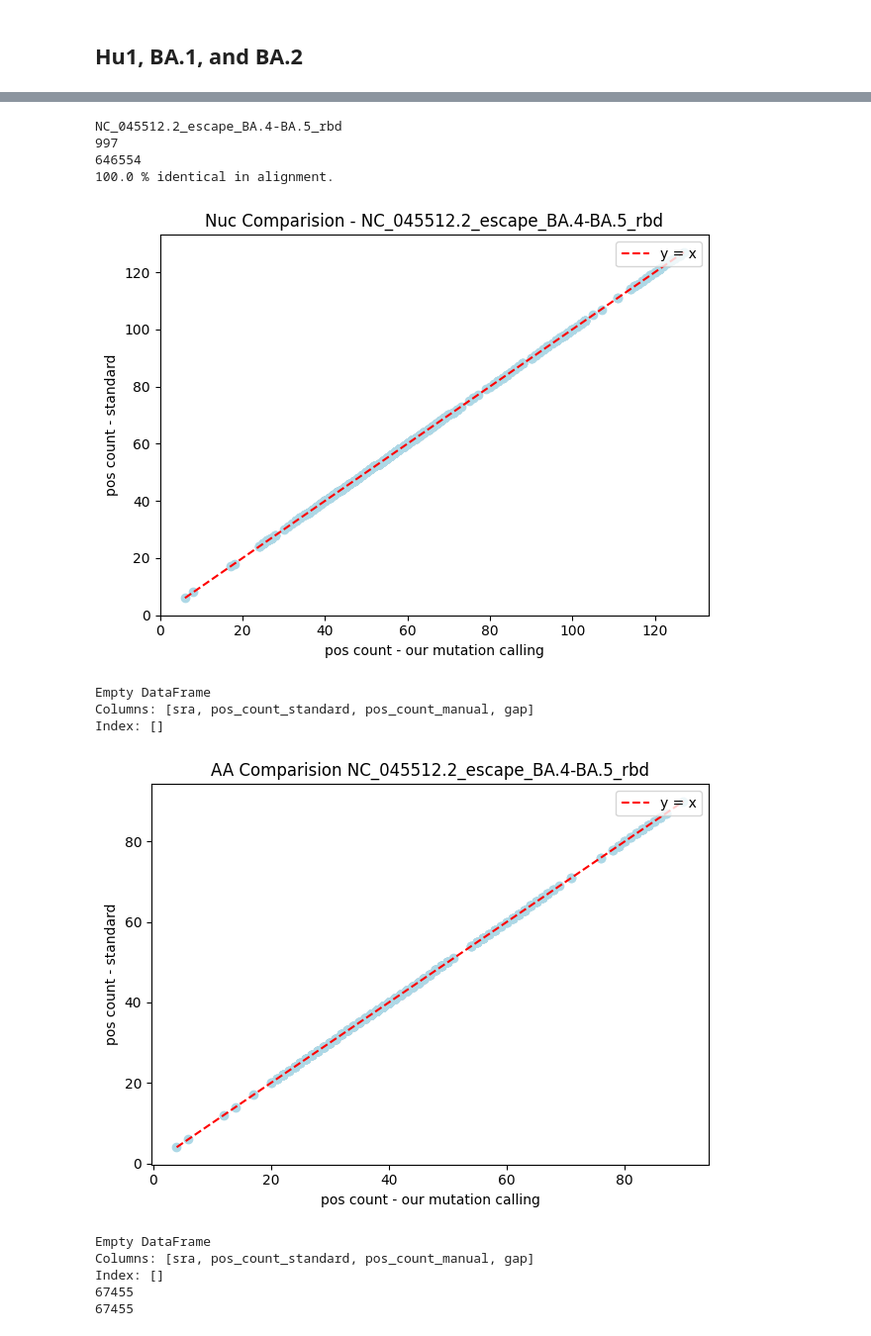
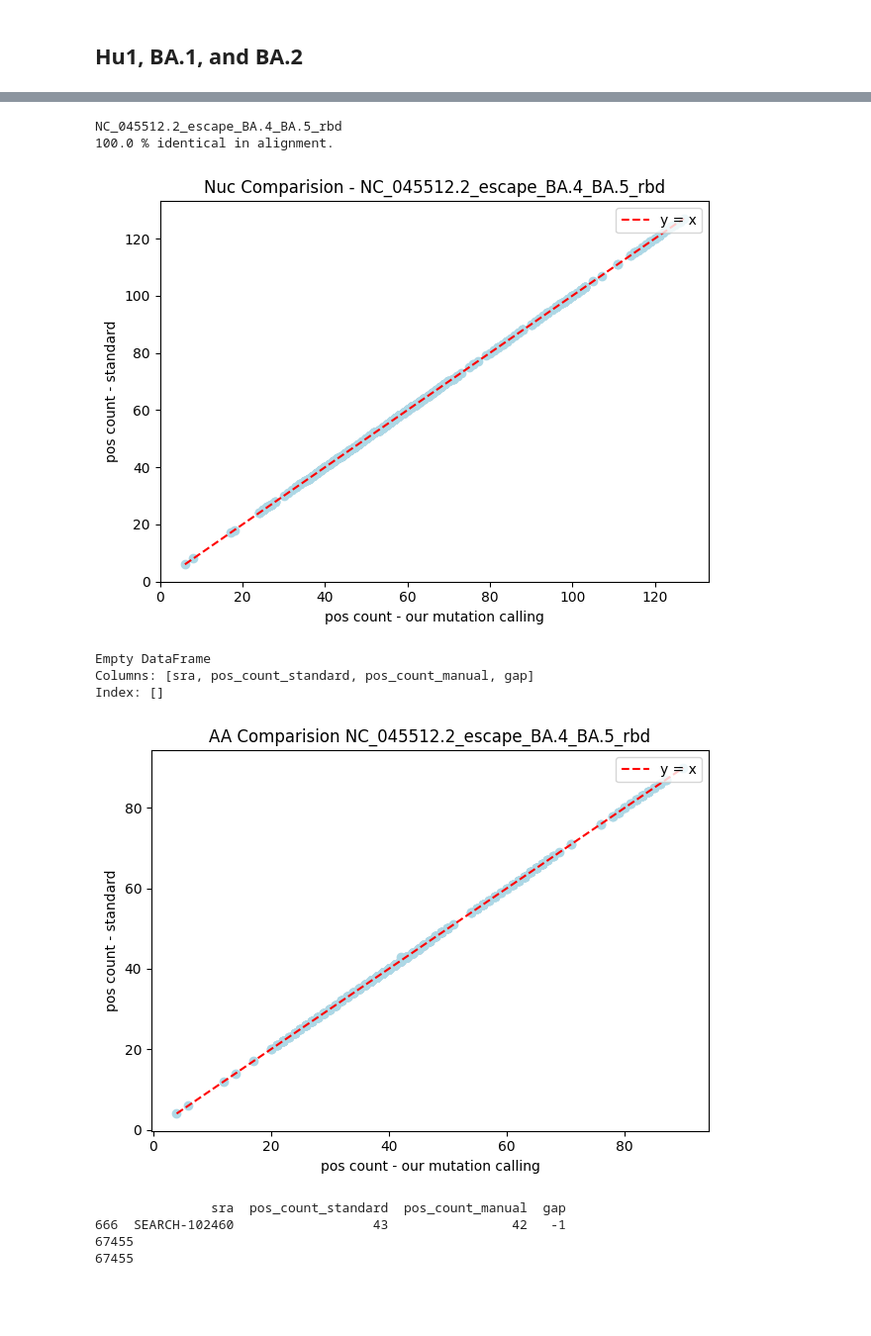
Before and after one commit to yutiachen5/bjorn_rep, a Jupyter notebook: output/sanity_check.ipynb, the cells around one changed output, grey strips where cells are left out. Shown at 99% size. Cells and saved outputs as stored; diff of their text form; code cells hidden in the pictures; blank space fills up the shorter version.

Commit message:
fixed issue of duplicated mutations

```diff
--- a/output/sanity_check.ipynb
+++ b/output/sanity_check.ipynb
@@ -126,14 +129,11 @@ def compare(dir_a, dir_b, id):
     print(id)
 
     common_set = get_common_seqs(os.path.join(dir_a, "alignment.fasta"), os.path.join(dir_b, "alignment.fasta"))
-    print(len(common_set))
     mut_a, mut_a_filtered = process(os.path.join(dir_a, "mutations.tsv"), common_set)
     mut_b, mut_b_filtered = process(os.path.join(dir_b, "mutations.tsv"), common_set)
     mut_b_filtered = mut_b_filtered[mut_b_filtered['region'] == id]
-    print(len(mut_b_filtered))
 
     print(round(len(mut_a_filtered)/len(mut_a), 2)*100, "% identical in alignment.")
-
     pos_mismatch = corr_plt_nuc(mut_a_filtered, mut_b_filtered, id)
     print(pos_mismatch)
     pos_mismatch = corr_plt_aa(mut_a_filtered, mut_b_filtered, id)
@@ -145,19 +145,29 @@ def compare(dir_a, dir_b, id):
             .reset_index(drop=True)
     )
 
-    mut_b_filtered.loc[(mut_b_filtered["ref_aa"] == "X") | (mut_b_filtered["alt_aa"] == "X"), ["GFF_FEATURE", "ref_aa", "alt_aa", "pos_aa"]] = np.nan
-    tmp2 = (mut_b_filtered[~mut_b_filtered["alt"].isin(ambiguous_nuc)]
-            .drop(columns=["ref_codon", "alt_codon"])
-            .sort_values(by=["sra", "pos", "GFF_FEATURE"])
-            .drop_duplicates() # duplicaed from replacing GFF with nan
-            .reset_index(drop=True)
-    )
+    mut_b_filtered = mut_b_filtered.drop(columns=["ref_codon", "alt_codon"])
+
+    tmp2_a = mut_b_filtered[mut_b_filtered["alt_aa"] == "X"]
+    tmp2_b = mut_b_filtered[mut_b_filtered["alt_aa"] != "X"]
+
+    tmp2_a.loc[(tmp2_a["alt_aa"] == "X"), ["GFF_FEATURE", "ref_aa", "alt_aa", "pos_aa"]] = None
+    tmp2_a = tmp2_a.drop_duplicates()
+    tmp2_a = tmp2_a[~tmp2_a["alt"].isin(ambiguous_nuc)]
+
+    tmp2_b = tmp2_b[~tmp2_b["alt"].isin(ambiguous_nuc)]
+
+    tmp2 = pd.concat([tmp2_a, tmp2_b], ignore_index=True)
+    tmp2 = tmp2.sort_values(by=["sra", "pos", "GFF_FEATURE"]).reset_index(drop=True)
 
     print(len(tmp1))
     print(len(tmp2))
-    tmp1.compare(tmp2, keep_equal=True)
 
-    return tmp1, tmp2
+    try:
+        tmp1.compare(tmp2, keep_equal=True)
+    except:
+        print("Somthing wrong...")
+
+    return mut_a_filtered, mut_b_filtered, tmp1, tmp2
 # %% [markdown]
 ## Hu1, BA.1, and BA.2
 # %%
@@ -229,20 +231,17 @@ Index: []
 68715
 68715
 # %%
-tmp1, tmp2 = compare(ba45_gf_dir, sc2_mm_dir, "NC_045512.2_escape_BA.4-BA.5_rbd")
+mut_a, mut_b, tmp1, tmp2 = compare(ba45_gf_dir, sc2_mm_dir, "NC_045512.2_escape_BA.4_BA.5_rbd")
 # %% [output]
-NC_045512.2_escape_BA.4-BA.5_rbd
-997
-646554
+NC_045512.2_escape_BA.4_BA.5_rbd
 100.0 % identical in alignment.
 [figure]
 Empty DataFrame
 Columns: [sra, pos_count_standard, pos_count_manual, gap]
 Index: []
-[figure, old version]
+[figure, new version]
-Empty DataFrame
-Columns: [sra, pos_count_standard, pos_count_manual, gap]
-Index: []
+               sra  pos_count_standard  pos_count_manual  gap
+666  SEARCH-102460                  43                42   -1
 67455
 67455
 # %%
```
Also changed, not shown: parts of 16 cells of this notebook, 3 other files.
